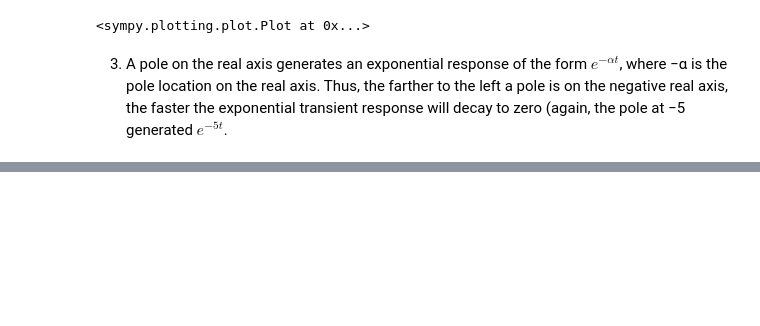
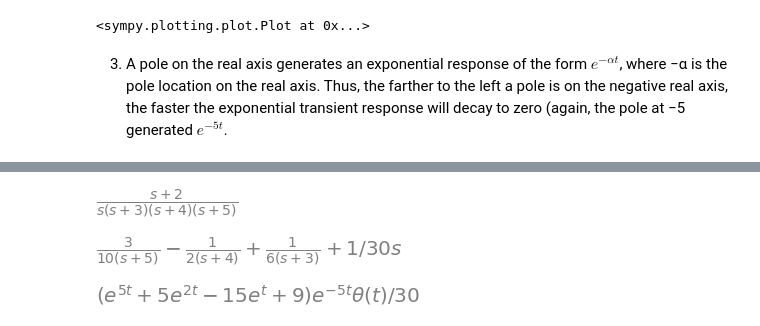
Before and after one commit to sayedul79/python-control-system, a Jupyter notebook: Time-Response.ipynb, the cells around one changed output, grey strips where cells are left out. Cells and saved outputs as stored; diff of their text form; code cells hidden in the pictures; blank space fills up the shorter version.

```diff
--- a/Time-Response.ipynb
+++ b/Time-Response.ipynb
@@ -161,0 +163,18 @@ input pole generates the forced response.
+# %%
+s, t=sym.symbols("s, t")
+G=(s+2)/((s+3)*(s+4)*(s+5))
+R=1/s
+C=G*R
+C
+# %% [output]
+[figure, added]
+# %%
+partial_fraction_C=C.apart(s)
+partial_fraction_C
+# %% [output]
+[figure, added]
+# %%
+c_time_domain=sym.inverse_laplace_transform(partial_fraction_C, s, t)
+c_time_domain
+# %% [output]
+[figure, added]
```
Also changed, not shown: parts of 32 cells of this notebook.
